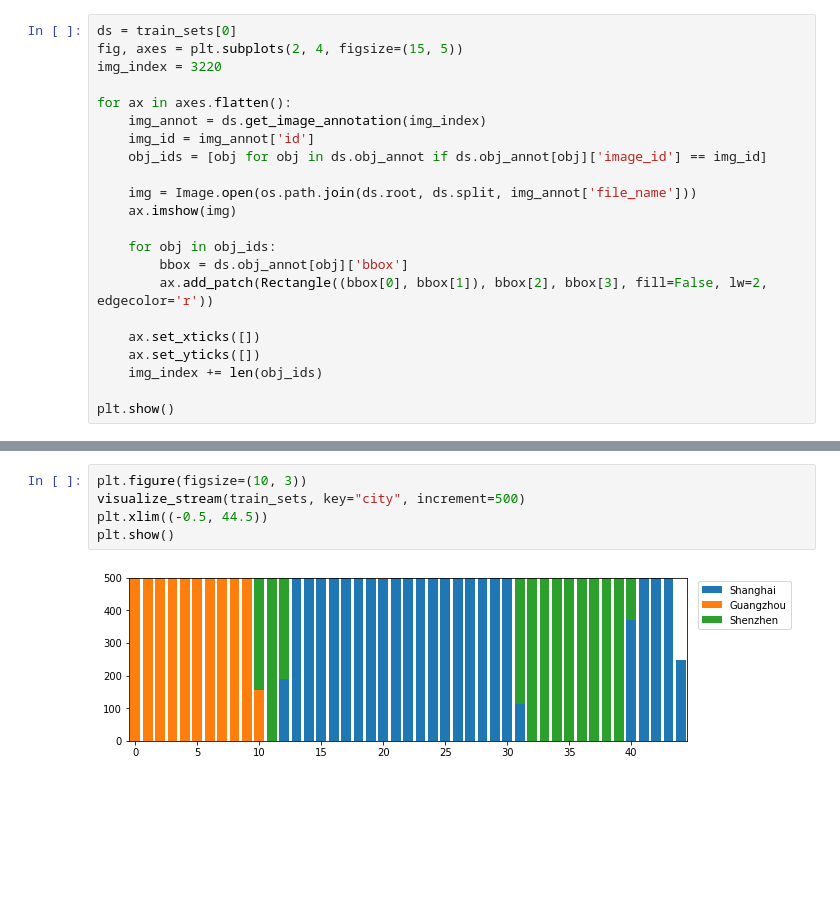
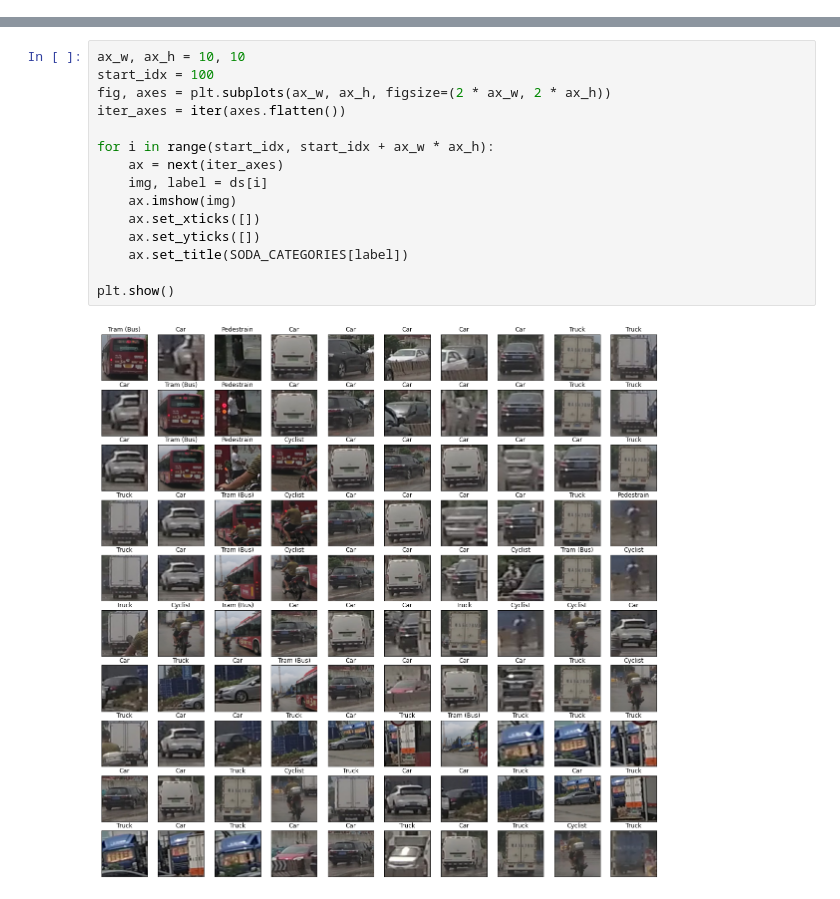
Before and after one commit to VerwimpEli/CLAD, a Jupyter notebook: examples/data_intro_c.ipynb, the cells around one changed output, grey strips where cells are left out. Cells and saved outputs as stored; diff of their text form; blank space fills up the shorter version.

```diff
--- a/examples/data_intro_c.ipynb
+++ b/examples/data_intro_c.ipynb
@@ -97,22 +56,0 @@ white car below. It is present in multiple frames, but from slightly different a
-# %%
-ds = train_sets[0]
-fig, axes = plt.subplots(2, 4, figsize=(15, 5))
-img_index = 3220
-
-for ax in axes.flatten():
-    img_annot = ds.get_image_annotation(img_index)
-    img_id = img_annot['id']
-    obj_ids = [obj for obj in ds.obj_annot if ds.obj_annot[obj]['image_id'] == img_id]
-
-    img = Image.open(os.path.join(ds.root, ds.split, img_annot['file_name']))
-    ax.imshow(img)
-
-    for obj in obj_ids:
-        bbox = ds.obj_annot[obj]['bbox']
-        ax.add_patch(Rectangle((bbox[0], bbox[1]), bbox[2], bbox[3], fill=False, lw=2, edgecolor='r'))
-
-    ax.set_xticks([])
-    ax.set_yticks([])
-    img_index += len(obj_ids)
-
-plt.show()
@@ -166,7 +57,17 @@ plt.show()
-# %%
-plt.figure(figsize=(10, 3))
-visualize_stream(train_sets, key="city", increment=500)
-plt.xlim((-0.5, 44.5))
-plt.show()
-# %% [output]
-[figure, removed]
+# %%
+ax_w, ax_h = 10, 10
+start_idx = 100
+fig, axes = plt.subplots(ax_w, ax_h, figsize=(2 * ax_w, 2 * ax_h))
+iter_axes = iter(axes.flatten())
+
+for i in range(start_idx, start_idx + ax_w * ax_h):
+    ax = next(iter_axes)
+    img, label = ds[i]
+    ax.imshow(img)
+    ax.set_xticks([])
+    ax.set_yticks([])
+    ax.set_title(SODA_CATEGORIES[label])
+
+plt.show()
+# %% [output]
+[figure, added]
```
Also changed, not shown: parts of 20 cells of this notebook, 14 other files.
